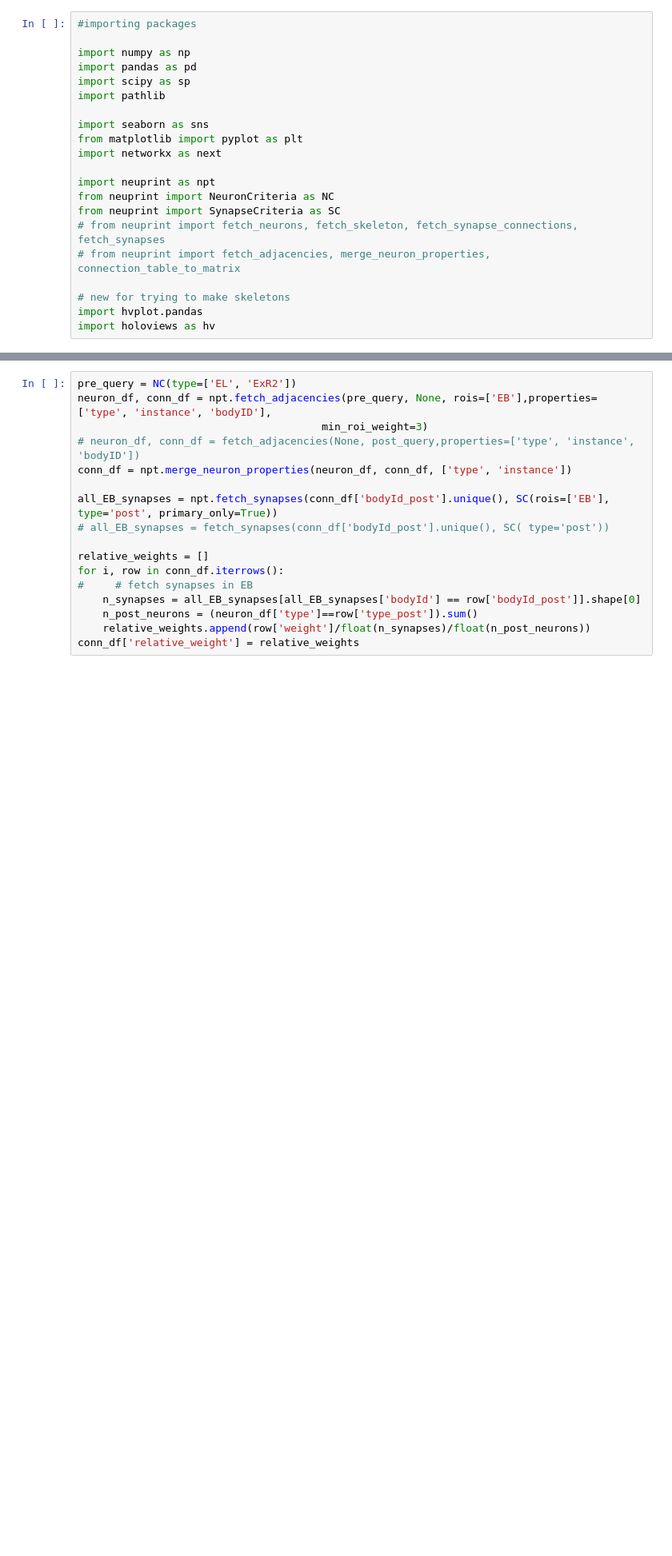
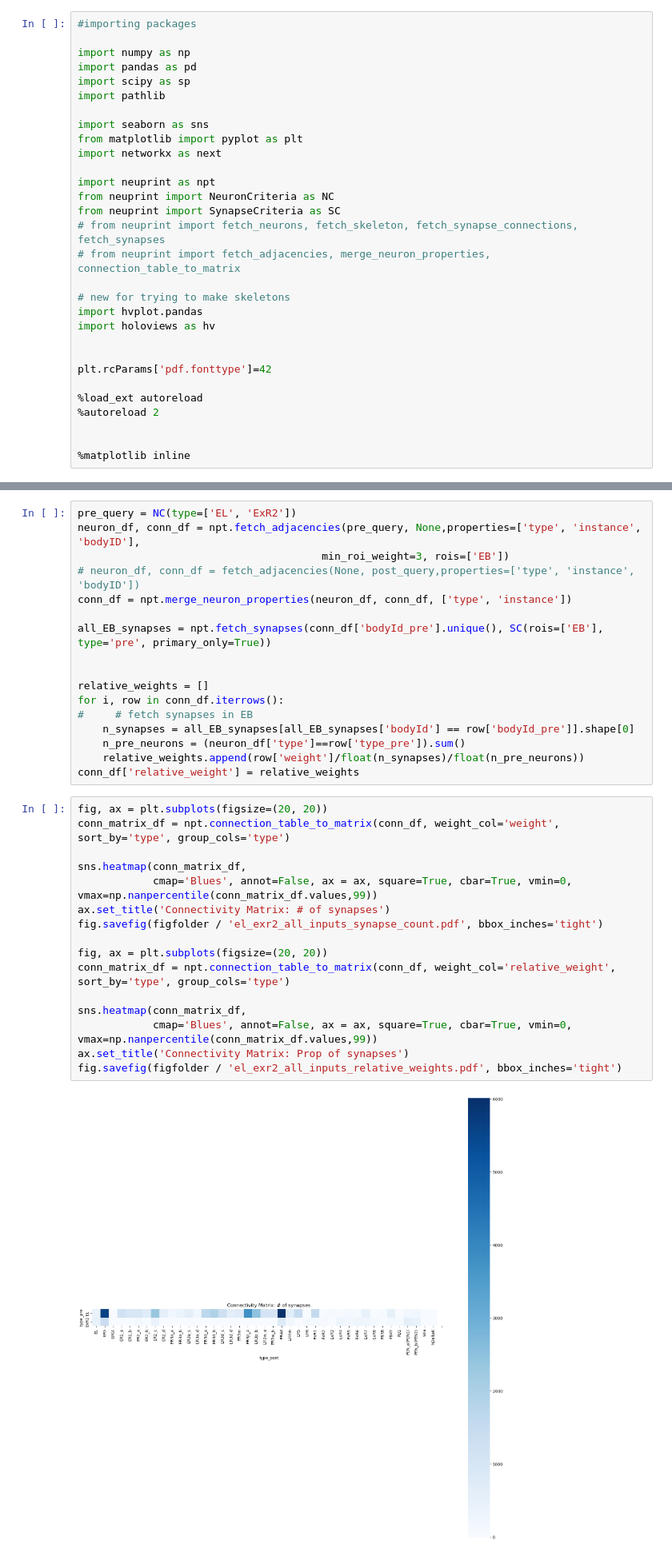
Before and after one commit to yfisher-lab/NeuromodPlasticity, a Jupyter notebook: Notebooks/connectomics_analysis/EL_connectomics.ipynb, the cells around one changed output, grey strips where cells are left out. Shown at 80% size. Cells and saved outputs as stored; diff of their text form; blank space fills up the shorter version.

```diff
--- a/Notebooks/connectomics_analysis/EL_connectomics.ipynb
+++ b/Notebooks/connectomics_analysis/EL_connectomics.ipynb
@@ -19,6 +19,15 @@ from neuprint import SynapseCriteria as SC
 # new for trying to make skeletons
 import hvplot.pandas
 import holoviews as hv
+
+
+plt.rcParams['pdf.fonttype']=42
+
+%load_ext autoreload
+%autoreload 2
+
+
+%matplotlib inline
 # %% [output]
 [interactive output not drawn]
 [interactive output not drawn]
@@ -157,18 +166,36 @@ fig.savefig(figfolder / 'el_exr2_inputs_relative_weight.pdf', bbox_inches='tight
 [figure]
 # %%
 pre_query = NC(type=['EL', 'ExR2'])
-neuron_df, conn_df = npt.fetch_adjacencies(pre_query, None, rois=['EB'],properties=['type', 'instance', 'bodyID'],
-                                       min_roi_weight=3)
+neuron_df, conn_df = npt.fetch_adjacencies(pre_query, None,properties=['type', 'instance', 'bodyID'],
+                                       min_roi_weight=3, rois=['EB'])
 # neuron_df, conn_df = fetch_adjacencies(None, post_query,properties=['type', 'instance', 'bodyID'])
 conn_df = npt.merge_neuron_properties(neuron_df, conn_df, ['type', 'instance'])
 
-all_EB_synapses = npt.fetch_synapses(conn_df['bodyId_post'].unique(), SC(rois=['EB'], type='post', primary_only=True))
-# all_EB_synapses = fetch_synapses(conn_df['bodyId_post'].unique(), SC( type='post'))
+all_EB_synapses = npt.fetch_synapses(conn_df['bodyId_pre'].unique(), SC(rois=['EB'], type='pre', primary_only=True))
+
 
 relative_weights = []
 for i, row in conn_df.iterrows():
 #     # fetch synapses in EB
-    n_synapses = all_EB_synapses[all_EB_synapses['bodyId'] == row['bodyId_post']].shape[0]
-    n_post_neurons = (neuron_df['type']==row['type_post']).sum()
-    relative_weights.append(row['weight']/float(n_synapses)/float(n_post_neurons))
+    n_synapses = all_EB_synapses[all_EB_synapses['bodyId'] == row['bodyId_pre']].shape[0]
+    n_pre_neurons = (neuron_df['type']==row['type_pre']).sum()
+    relative_weights.append(row['weight']/float(n_synapses)/float(n_pre_neurons))
 conn_df['relative_weight'] = relative_weights
+# %%
+fig, ax = plt.subplots(figsize=(20, 20))
+conn_matrix_df = npt.connection_table_to_matrix(conn_df, weight_col='weight', sort_by='type', group_cols='type')
+
+sns.heatmap(conn_matrix_df,
+            cmap='Blues', annot=False, ax = ax, square=True, cbar=True, vmin=0, vmax=np.nanpercentile(conn_matrix_df.values,99))
+ax.set_title('Connectivity Matrix: # of synapses')
+fig.savefig(figfolder / 'el_exr2_all_inputs_synapse_count.pdf', bbox_inches='tight')
+
+fig, ax = plt.subplots(figsize=(20, 20))
+conn_matrix_df = npt.connection_table_to_matrix(conn_df, weight_col='relative_weight', sort_by='type', group_cols='type')
+
+sns.heatmap(conn_matrix_df,
+            cmap='Blues', annot=False, ax = ax, square=True, cbar=True, vmin=0, vmax=np.nanpercentile(conn_matrix_df.values,99))
+ax.set_title('Connectivity Matrix: Prop of synapses')
+fig.savefig(figfolder / 'el_exr2_all_inputs_relative_weights.pdf', bbox_inches='tight')
+# %% [output]
+[figure, added]
```
Also changed, not shown: parts of 1 cell of this notebook.
